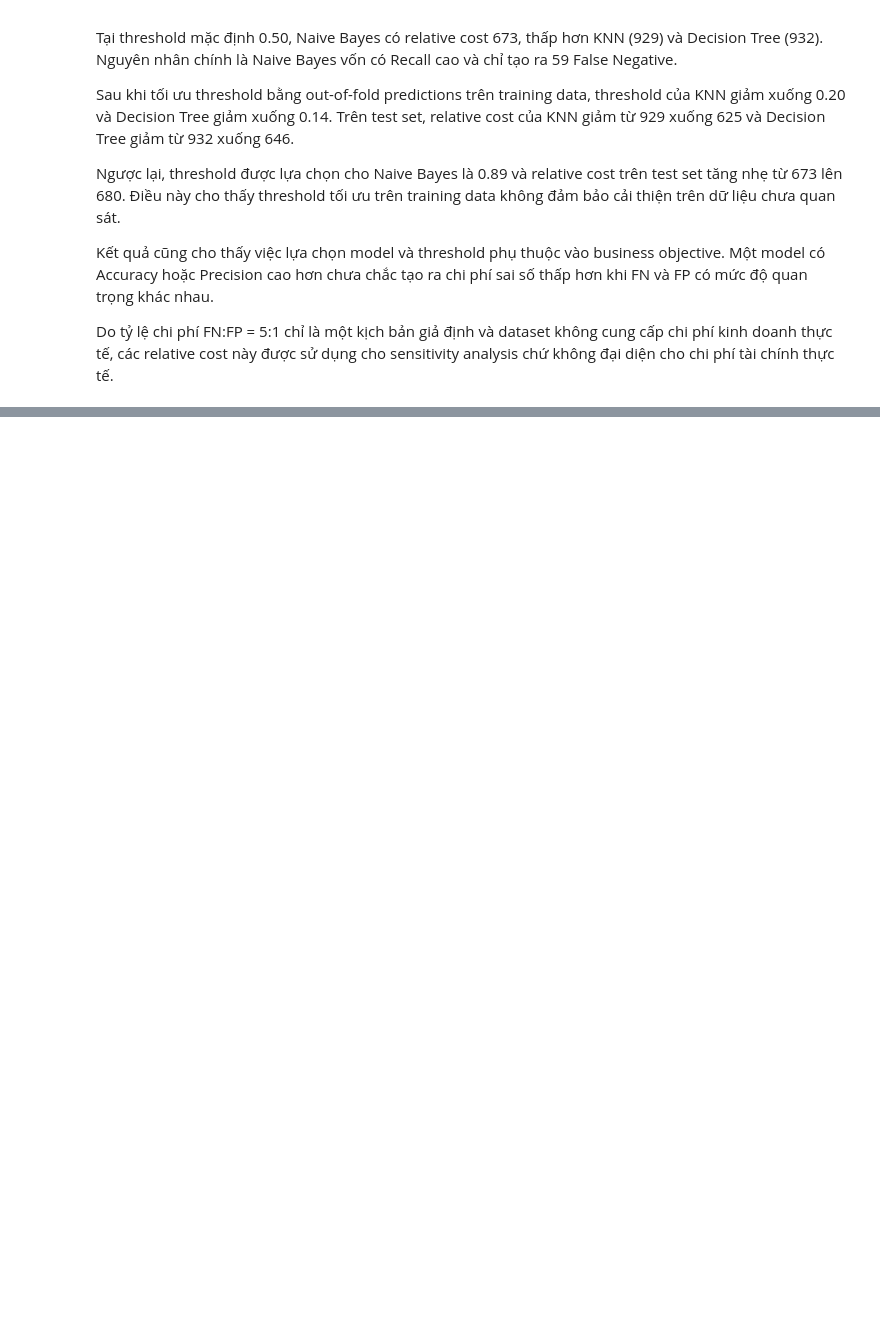
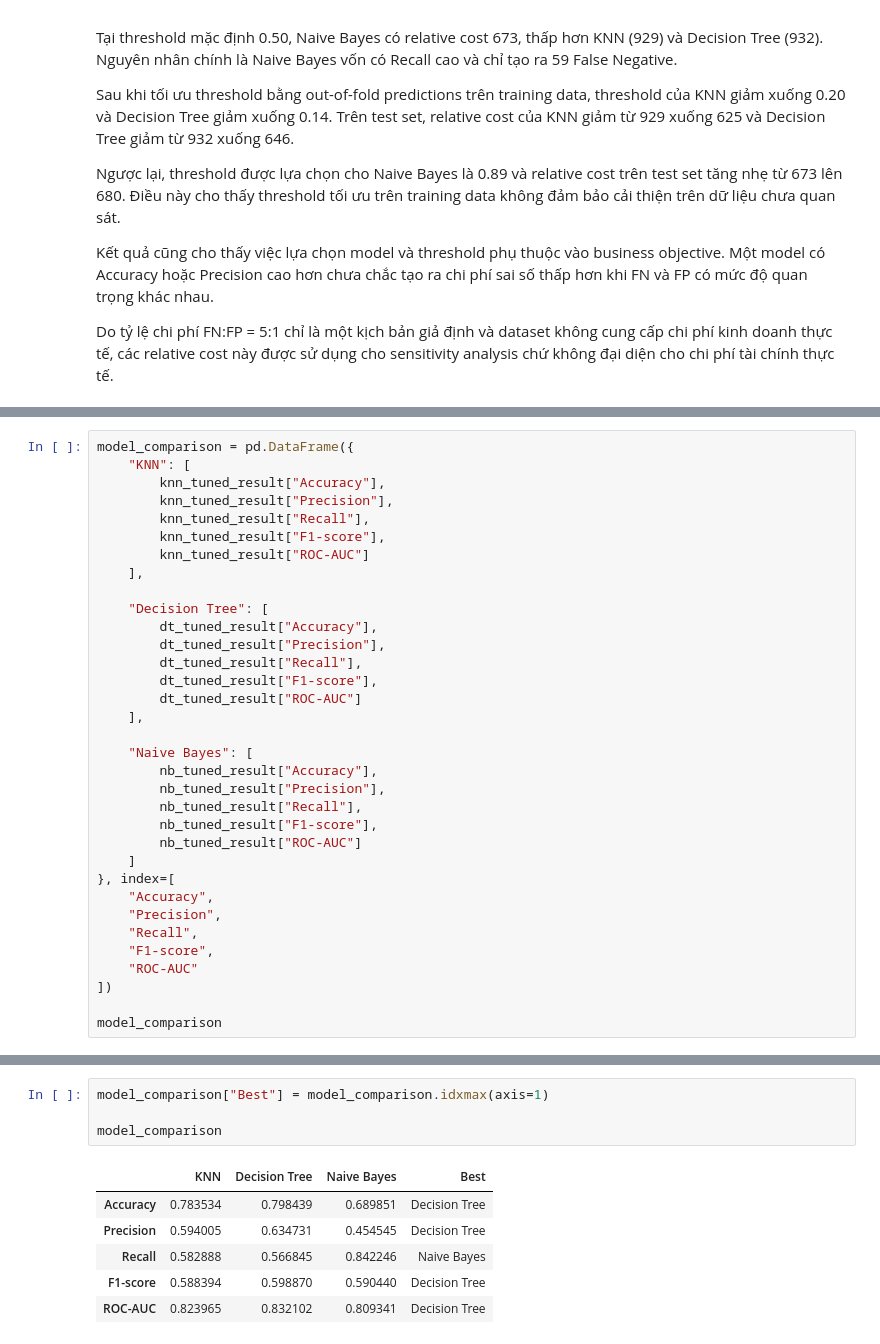
Before and after one commit to huynhthu214/Telco-Churn-DM, a Jupyter notebook: notebook/02_Modeling_Models.ipynb, the cells around one changed output, grey strips where cells are left out. Saved outputs shown, nothing was run; the diff lists cells and outputs as text; blank space fills up the shorter version.

```diff
--- a/notebook/02_Modeling_Models.ipynb
+++ b/notebook/02_Modeling_Models.ipynb
@@ -2922,0 +2957,34 @@ analysis chứ không đại diện cho chi phí tài chính thực tế.
+# %%
+model_comparison = pd.DataFrame({
+    "KNN": [
+        knn_tuned_result["Accuracy"],
+        knn_tuned_result["Precision"],
+        knn_tuned_result["Recall"],
+        knn_tuned_result["F1-score"],
+        knn_tuned_result["ROC-AUC"]
+    ],
+
+    "Decision Tree": [
+        dt_tuned_result["Accuracy"],
+        dt_tuned_result["Precision"],
+        dt_tuned_result["Recall"],
+        dt_tuned_result["F1-score"],
+        dt_tuned_result["ROC-AUC"]
+    ],
+
+    "Naive Bayes": [
+        nb_tuned_result["Accuracy"],
+        nb_tuned_result["Precision"],
+        nb_tuned_result["Recall"],
+        nb_tuned_result["F1-score"],
+        nb_tuned_result["ROC-AUC"]
+    ]
+}, index=[
+    "Accuracy",
+    "Precision",
+    "Recall",
+    "F1-score",
+    "ROC-AUC"
+])
+
+model_comparison
@@ -2922,0 +2998,11 @@ analysis chứ không đại diện cho chi phí tài chính thực tế.
+# %%
+model_comparison["Best"] = model_comparison.idxmax(axis=1)
+
+model_comparison
+# %% [output]
+|  | KNN | Decision Tree | Naive Bayes | Best |
+| Accuracy | 0.783534 | 0.798439 | 0.689851 | Decision Tree |
+| Precision | 0.594005 | 0.634731 | 0.454545 | Decision Tree |
+| Recall | 0.582888 | 0.566845 | 0.842246 | Naive Bayes |
+| F1-score | 0.588394 | 0.598870 | 0.590440 | Decision Tree |
+| ROC-AUC | 0.823965 | 0.832102 | 0.809341 | Decision Tree |
```
Also changed, not shown: parts of 8 cells of this notebook.
